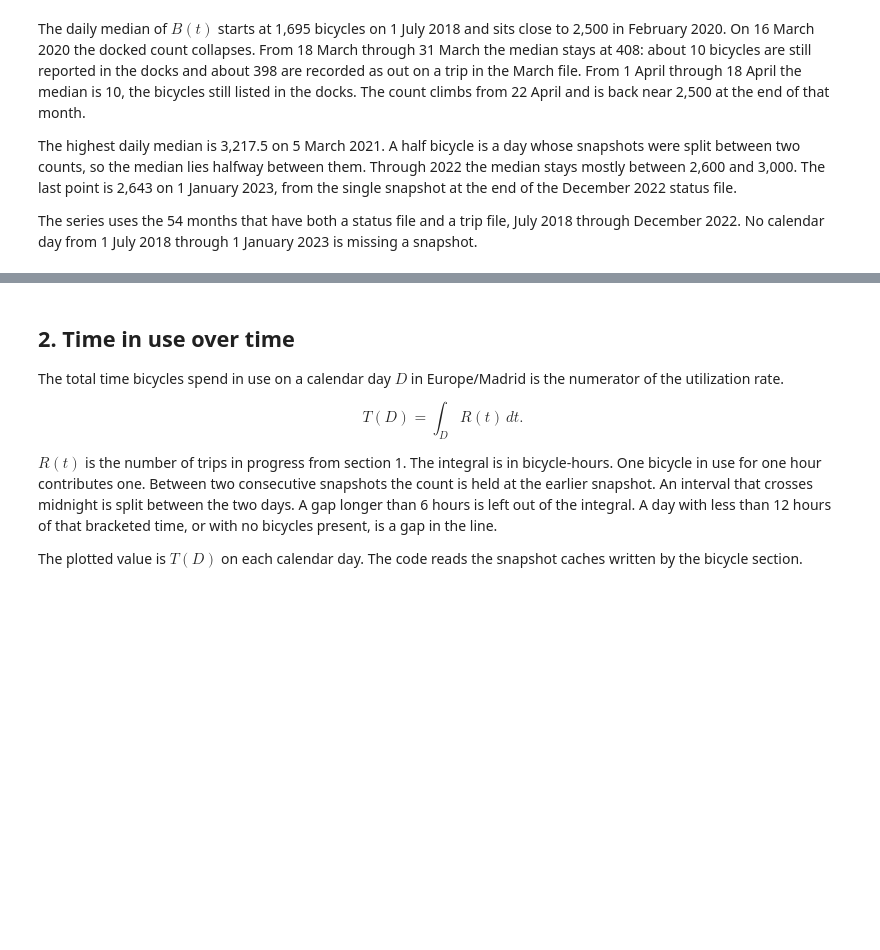
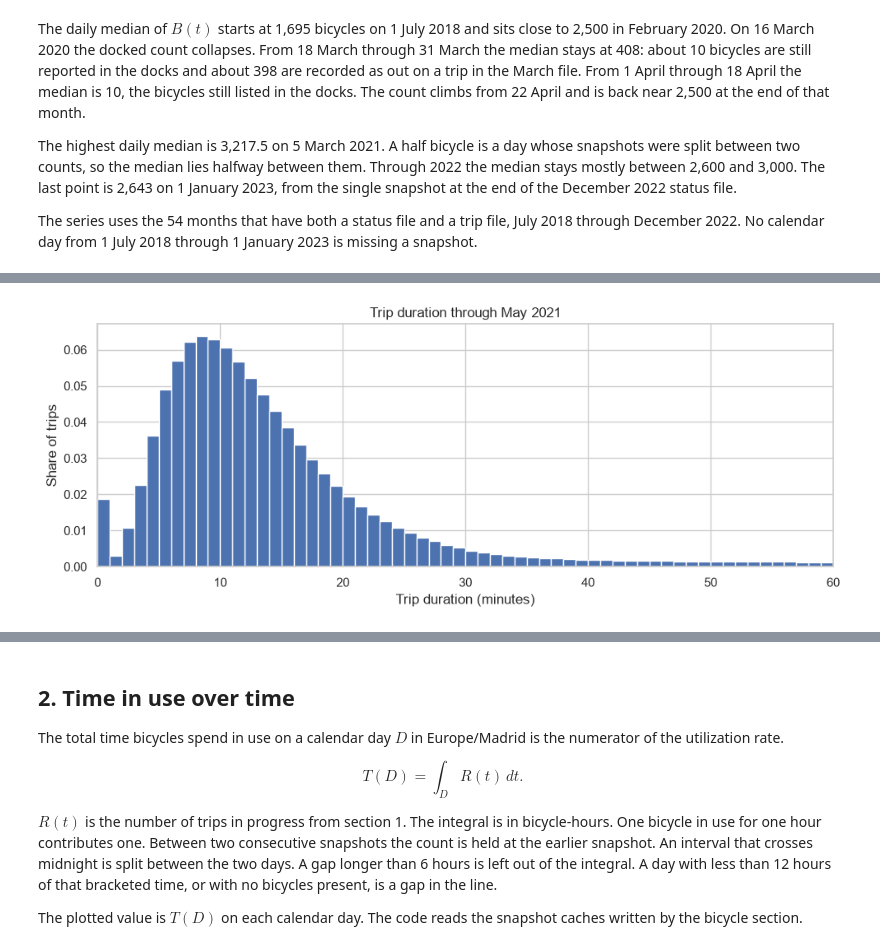
Before and after one commit to sergiozurron/BicimadOperations, a Jupyter notebook: bicimad_infrastructure_evolution.ipynb, the cells around one changed output, grey strips where cells are left out. Cells and saved outputs as stored; diff of their text form; code cells hidden in the pictures; blank space fills up the shorter version.

```diff
--- a/bicimad_infrastructure_evolution.ipynb
+++ b/bicimad_infrastructure_evolution.ipynb
@@ -207,0 +306,89 @@ The series uses the 54 months that have both a status file and a trip file, July
+# %%
+import re
+
+import numpy as np
+
+months = [
+    month
+    for month in discover_months(cfg)["both"]
+    if "2018-07" <= month <= "2021-05"
+]
+expected = [str(period) for period in pd.period_range("2018-07", "2021-05", freq="M")]
+if months != expected:
+    missing = [month for month in expected if month not in set(months)]
+    raise RuntimeError(
+        "July 2018 through May 2021 is missing a status file or a trip file: "
+        + ", ".join(missing)
+    )
+trip_files = discover_trip_files(cfg)
+pattern = re.compile(r'"travel_time"\s*:\s*(-?\d+(?:\.\d+)?(?:[eE][+-]?\d+)?)')
+max_sec = 6 * 60 * 60
+counts = np.zeros(max_sec + 1, dtype=np.int64)
+tail = 0
+
+for month in months:
+    path = trip_files[month]
+    if path.suffix.lower() != ".json":
+        raise RuntimeError(f"{month} is {path.name}, not an hour-stamped JSON file.")
+    kept = 0
+    with path.open("r", encoding="utf-8", errors="replace") as handle:
+        for line in handle:
+            match = pattern.search(line)
+            if match is None:
+                continue
+            seconds = int(round(float(match.group(1))))
+            if seconds <= 0:
+                continue
+            kept += 1
+            if seconds > max_sec:
+                tail += 1
+            else:
+                counts[seconds] += 1
+    print(f"{month}: {kept:,} trips", flush=True)
+
+total = int(counts.sum() + tail)
+if total == 0:
+    raise RuntimeError("No positive travel_time values in the hour-stamped files.")
+
+minute_bins = np.zeros(60, dtype=np.int64)
+for second, count in enumerate(counts):
+    minute = second // 60
+    if minute < 60:
+        minute_bins[minute] += count
+longer = int(tail + counts[60 * 60 + 1 :].sum())
+
+fig, ax = plt.subplots(figsize=(10, 4))
+ax.bar(np.arange(60), minute_bins / total, width=1, align="edge")
+ax.set_xlim(0, 60)
+ax.set_xlabel("Trip duration (minutes)")
+ax.set_ylabel("Share of trips")
+ax.set_title("Trip duration through May 2021")
+plt.tight_layout()
+plt.show()
+
+
+def _still(seconds: int) -> float:
+    return float(counts[seconds + 1 :].sum() + tail) / total
+
+
+cumulative = np.cumsum(counts)
+half = (total + 1) // 2
+if half <= cumulative[-1]:
+    median_sec = int(np.searchsorted(cumulative, half, side="left"))
+else:
+    median_sec = max_sec
+median_min = median_sec / 60
+
+def _num(value: float) -> str:
+    if float(value).is_integer():
+        return f"{int(value):,}"
+    return f"{value:,.1f}"
+
+print(f"trips: {total:,}")
+print(f"median: {_num(median_min)} minutes")
+print(f"longer than 60 minutes: {100 * longer / total:.1f}%")
+print(f"still in progress at 36 seconds: {100 * _still(36):.1f}%")
+print(f"still in progress at 1 minute: {100 * _still(60):.1f}%")
+print(f"still in progress at 4 minutes: {100 * _still(4 * 60):.1f}%")
+print(f"still in progress at 15 minutes: {100 * _still(15 * 60):.1f}%")
+# %% [output]
@@ -207,0 +412 @@ The series uses the 54 months that have both a status file and a trip file, July
+[figure, added]
```
Also changed, not shown: parts of 11 cells of this notebook, 3 other files.
